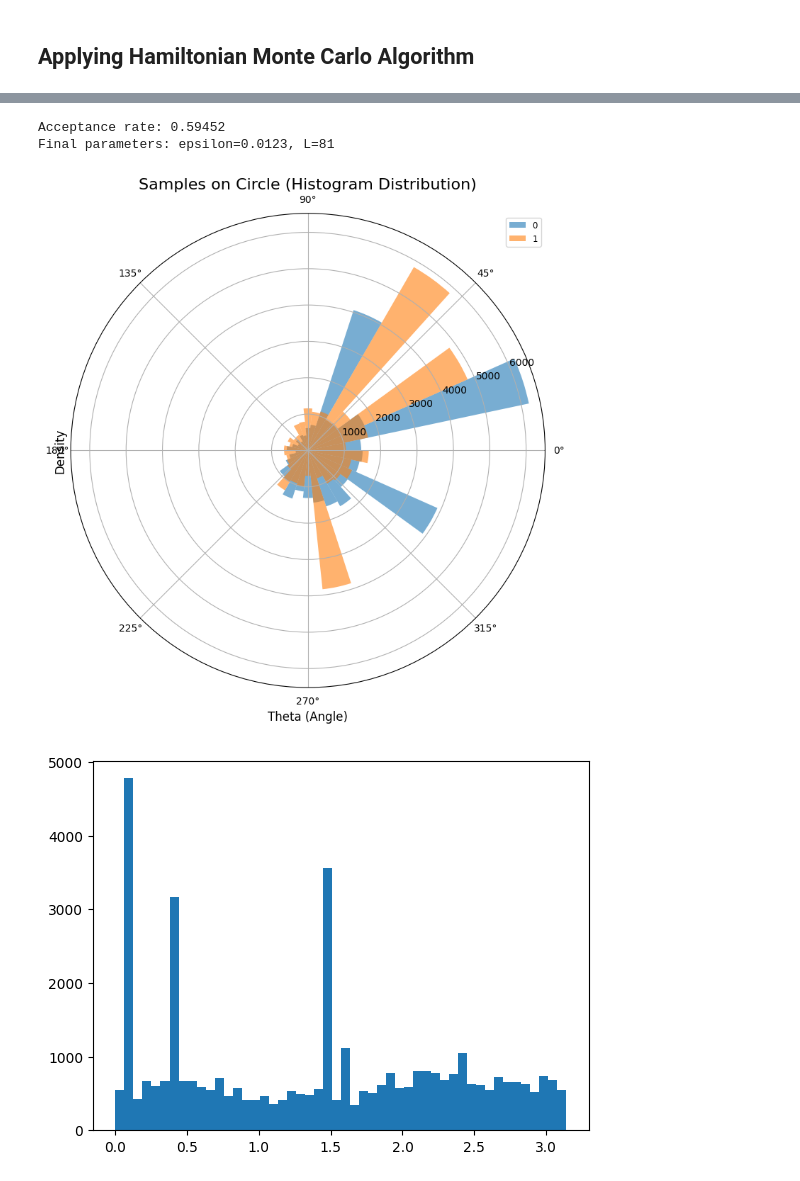
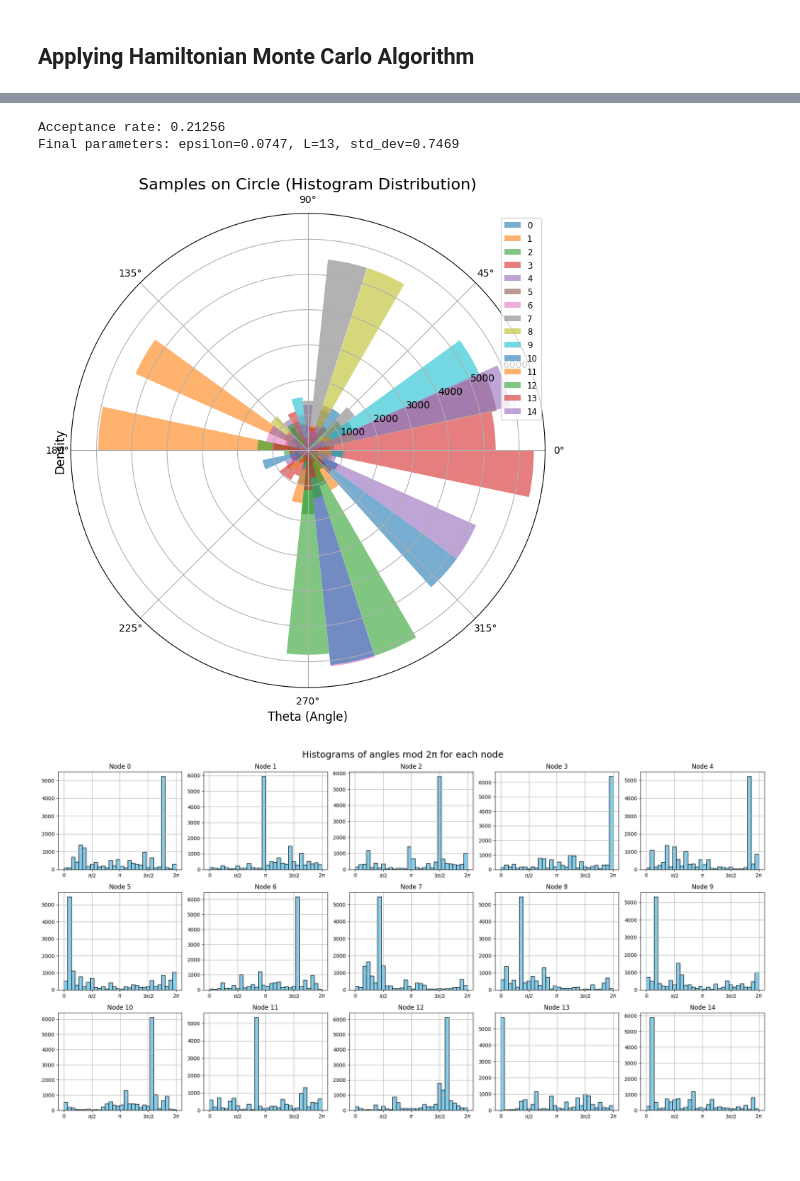
Before and after one commit to cnosa/LatentSpaces_Network_Manifold, a Jupyter notebook: RobustExample/LSMN_Geodesic_2D.ipynb, the cells around one changed output, grey strips where cells are left out. Saved outputs shown, nothing was run; the diff lists cells and outputs as text; code cells hidden in the pictures; blank space fills up the shorter version.

Commit message:
28/04_ProgressGHMC

```diff
--- a/RobustExample/LSMN_Geodesic_2D.ipynb
+++ b/RobustExample/LSMN_Geodesic_2D.ipynb
@@ -213,6 +214,7 @@ def grad_logpriori(Z,a,var=1):
     grad_Z = np.zeros_like(Z)
     for i in G.nodes():
         grad_Z[i,:] = (4/10) * Z[i] * (Z[i].T @ Z[i] -1) / (0.1 - (Z[i].T @ Z[i] -1)**2)
+        grad_Z[i,:] += Z0[i] / (1.0*var * np.pi * np.sqrt(1 - (np.clip(Z0[i].T @ Z[i],-0.999,0.999))**2))
     grad_a = (-1) * a / var
     return grad_Z, grad_a
 # %%
@@ -328,5 +317,5 @@ plt.show()
 # %%
-def ghmc(Z_init, a_init, num_samples, epsilon_init=0.05, std_dev=1.0, warmup=125):
+def ghmc(Z_init, a_init, num_samples, epsilon_init=0.05, std_dev_init=1.0, warmup=100):
     samples_Z = [Z_init]
     samples_a = [a_init]
     Hamiltonian_p = [U(Z_init,a_init)]
@@ -336,6 +325,7 @@ def ghmc(Z_init, a_init, num_samples, epsilon_init=0.05, std_dev=1.0, warmup=125
 
     # Parámetros adaptativos
     epsilon = epsilon_init
+    std_dev = std_dev_init
     L = max(1, int(round(1/epsilon)))  # L = 1/ε
     accept_count = 0
     total_updates = 0
@@ -346,16 +336,17 @@ def ghmc(Z_init, a_init, num_samples, epsilon_init=0.05, std_dev=1.0, warmup=125
 
         # Adaptación de parámetros
         adapting = iter < warmup
-        if adapting and iter > 0 and iter % 1 == 0:
+        if adapting and iter > 0 and iter % 5 == 0:
             # Ajustar epsilon basado en tasa de aceptación reciente
             current_accept_rate = accept_count / total_updates if total_updates > 0 else 0
-            if current_accept_rate < 0.75:
-                epsilon *= 0.99  # Reducir epsilon si aceptación es baja
-            elif current_accept_rate > 0.85:
-                epsilon *= 1.01  # Aumentar epsilon si aceptación es alta
+            if current_accept_rate < 0.6:
+                epsilon *= 0.99
+                std_dev = np.max(np.array([0.05,0.99*std_dev]))
+            elif current_accept_rate > 0.8:
+                epsilon *= 1.01
+                std_dev *= 1.01
             L = max(1, int(round(1/epsilon)))  # Actualizar L
-            accept_count = 0
-            total_updates = 0
+
 
 
 
@@ -415,9 +406,6 @@ def ghmc(Z_init, a_init, num_samples, epsilon_init=0.05, std_dev=1.0, warmup=125
 
 
         ### HMC algorithm for a
-        grad_Z,  grad_a = grad_U(samples_Z[-1],samples_a[-1])
-
-
         p = np.random.normal(0, std_dev, size=1)
         current_p = p.copy()
         #Leapfrog integration
@@ -457,7 +445,7 @@ def ghmc(Z_init, a_init, num_samples, epsilon_init=0.05, std_dev=1.0, warmup=125
         acep_rate_history[iter] = accept_count / total_updates if total_updates > 0 else 0
     aceptance_rate = accept_count / total_updates
     print(f"Acceptance rate: {aceptance_rate:.5f}")
-    print(f"Final parameters: epsilon={epsilon:.4f}, L={L}")
+    print(f"Final parameters: epsilon={epsilon:.4f}, L={L}, std_dev={std_dev:.4f}")
     samples_Z = np.array(samples_Z)
     samples_a = [np.float64(s.item()) if isinstance(s, np.ndarray) else np.float64(s) for s in samples_a]
     Hamiltonian_p = [np.float64(s.item()) if isinstance(s, np.ndarray) else np.float64(s) for s in Hamiltonian_p]
@@ -475,6 +463,6 @@ Log-L starter: -238.23655766354773
 # %%
 # Execute HMC
-samples_Z, samples_a, Hp, acep_rate_history = ghmc(Z1, a1, 2500, epsilon_init=0.01, std_dev=0.2, warmup=100)
+samples_Z, samples_a, Hp, acep_rate_history = ghmc(Z1, a1, 1000, epsilon_init=0.1, std_dev_init=1.0, warmup=200)
 
 # Estimators
 ## CM
@@ -484,8 +472,8 @@ a_CM = np.mean(samples_a, axis=0)
 Z_MAP = samples_Z[np.argmin(Hp),:,:]
 a_MAP = samples_a[np.argmin(Hp)]
 # %% [output]
-Acceptance rate: 0.59452
-Final parameters: epsilon=0.0123, L=81
+Acceptance rate: 0.21256
+Final parameters: epsilon=0.0747, L=13, std_dev=0.7469
 # %%
 def plot_Z_samples_on_circle(samples_Z, num_groups=15):
     samples_Z = np.array(samples_Z)
@@ -522,13 +510,28 @@ def plot_Z_samples_on_circle(samples_Z, num_groups=15):
     plt.tight_layout()
     plt.show()
 # %%
-plot_Z_samples_on_circle(samples_Z[:,12:14,:],2)
+plot_Z_samples_on_circle(samples_Z[:,:,:],15)
 # %% [output]
-[figure, old version]
+[figure, new version]
 # %%
-plt.hist(np.mod(np.arctan2(samples_Z[:,11,1],samples_Z[:,11,0]),np.pi),bins = 50)
+fig, axes = plt.subplots(3, 5, figsize=(20, 10))  # 3 filas x 5 columnas
+axes = axes.flatten()  # Aplanar para indexar fácil
+
+for i in range(15):
+    ax = axes[i]
+    # Ángulo polar mod π
+    angles = np.mod(np.arctan2(samples_Z[100:, i, 1], samples_Z[100 :, i, 0]), 2*np.pi)
+    ax.hist(angles, bins=30, color='skyblue', edgecolor='black')
+    ax.set_title(f'Node {i}')
+    ax.set_xticks([0, np.pi/2, np.pi , 3*np.pi/2, 2*np.pi])
+    ax.set_xticklabels(['0', r'$\pi/2$', r'$\pi$', r'$3\pi/2$',r'$2\pi$'])
+    ax.grid(True)
+
+# Ajustes generales
+plt.tight_layout()
+plt.suptitle("Histograms of angles mod 2π for each node", y=1.02, fontsize=18)
 plt.show()
 # %% [output]
-[figure, old version]
+[figure, new version]
 # %%
 plt.plot(acep_rate_history, color='black', alpha=0.9, linewidth=2)
```
Also changed, not shown: parts of 22 cells of this notebook, 7 other files.
